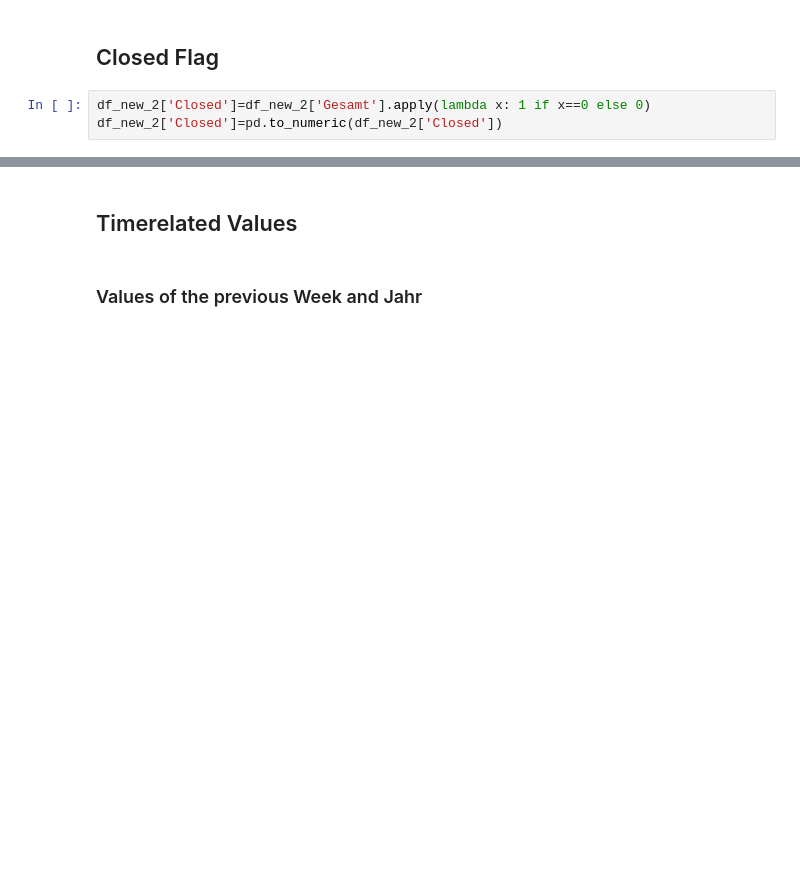
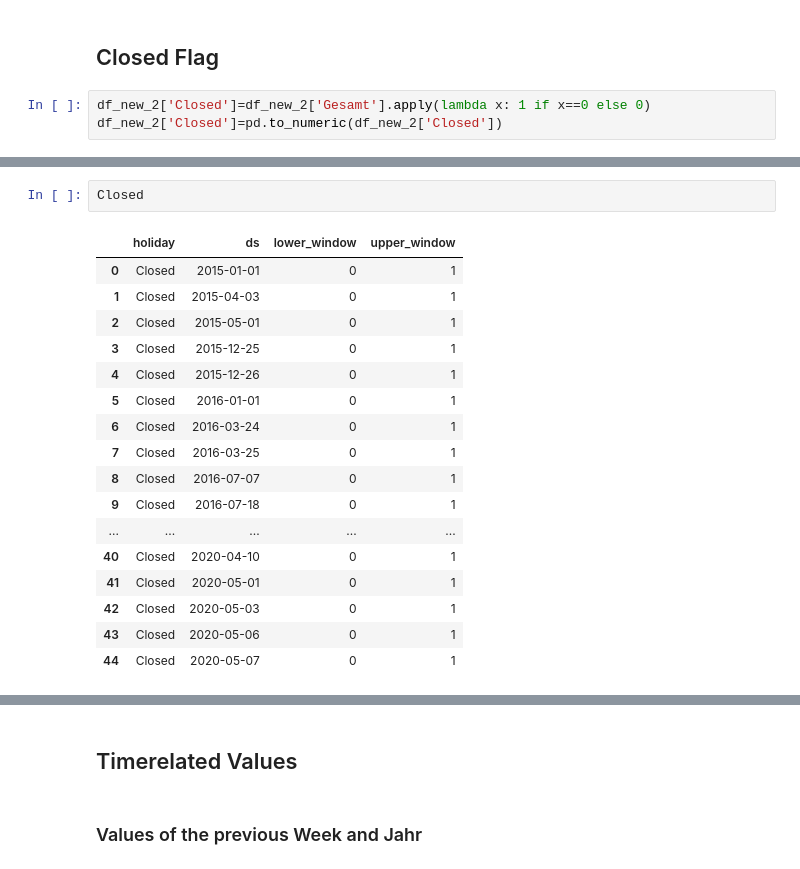
Before and after one commit to Linchen106/capstone, a Jupyter notebook: Capstone_features.ipynb, the cells around one changed output, grey strips where cells are left out. Cells and saved outputs as stored; diff of their text form; blank space fills up the shorter version.

```diff
--- a/Capstone_features.ipynb
+++ b/Capstone_features.ipynb
@@ -591,0 +247,20 @@ df_new_2['Closed']=pd.to_numeric(df_new_2['Closed'])
+# %%
+Closed
+# %% [output]
+|  | holiday | ds | lower_window | upper_window |
+| 0 | Closed | 2015-01-01 | 0 | 1 |
+| 1 | Closed | 2015-04-03 | 0 | 1 |
+| 2 | Closed | 2015-05-01 | 0 | 1 |
+| 3 | Closed | 2015-12-25 | 0 | 1 |
+| 4 | Closed | 2015-12-26 | 0 | 1 |
+| 5 | Closed | 2016-01-01 | 0 | 1 |
+| 6 | Closed | 2016-03-24 | 0 | 1 |
+| 7 | Closed | 2016-03-25 | 0 | 1 |
+| 8 | Closed | 2016-07-07 | 0 | 1 |
+| 9 | Closed | 2016-07-18 | 0 | 1 |
+| ... | ... | ... | ... | ... |
+| 40 | Closed | 2020-04-10 | 0 | 1 |
+| 41 | Closed | 2020-05-01 | 0 | 1 |
+| 42 | Closed | 2020-05-03 | 0 | 1 |
+| 43 | Closed | 2020-05-06 | 0 | 1 |
+| 44 | Closed | 2020-05-07 | 0 | 1 |
```
Also changed, not shown: parts of 101 cells of this notebook, 29 other files.
